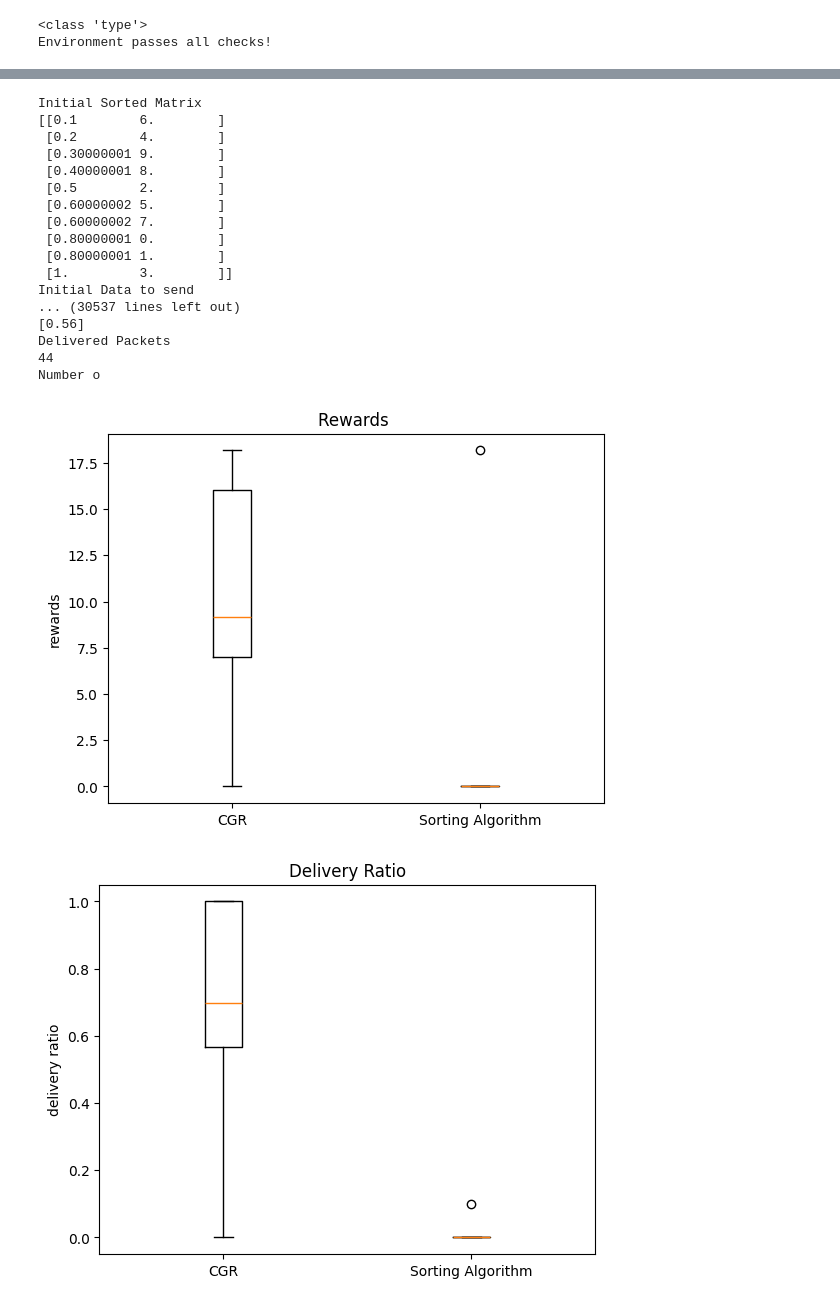
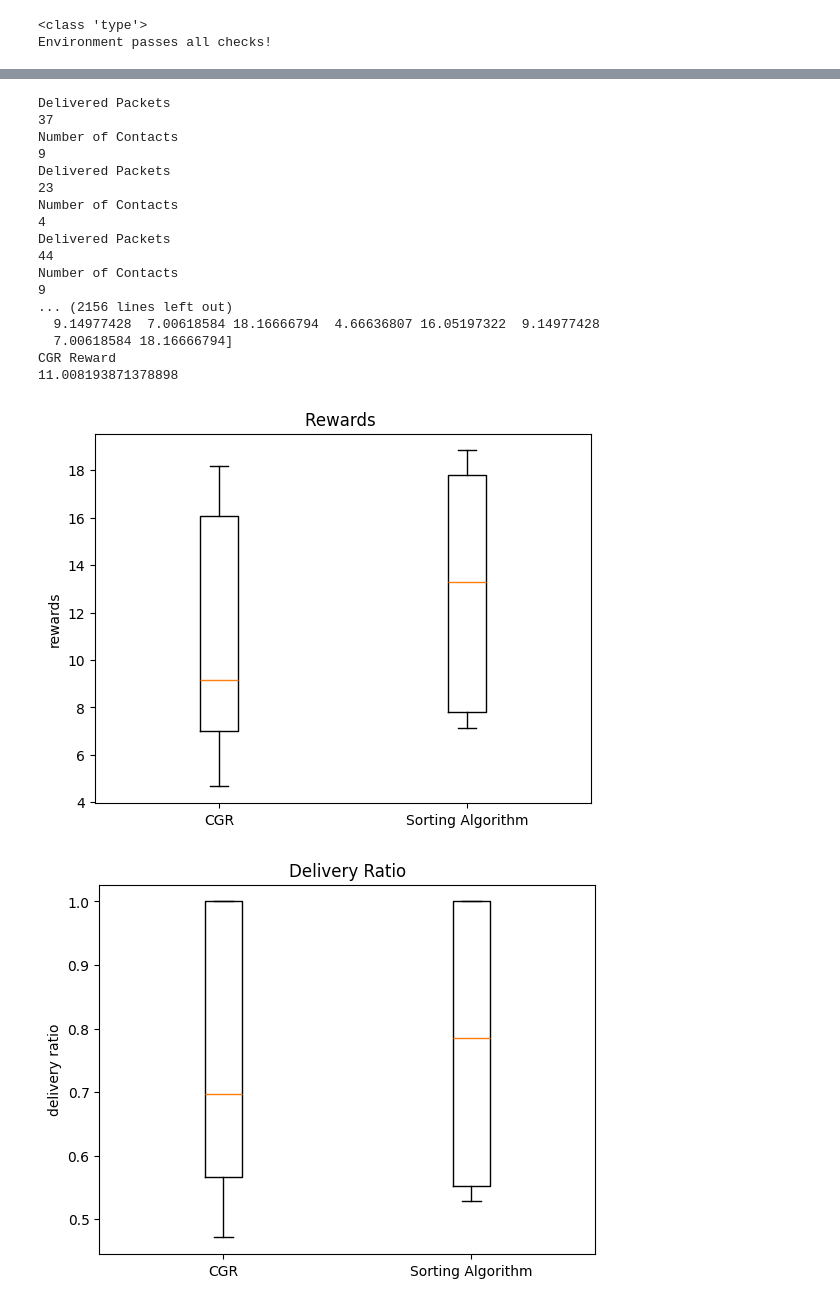
Before and after one commit to brasdorlakes/singleagent-project, a Jupyter notebook: Baseline_Functions.ipynb, the cells around one changed output, grey strips where cells are left out. Saved outputs shown, nothing was run; the diff lists cells and outputs as text; code cells hidden in the pictures.

Commit message:
"Finished major debugging for sorting algorithm baseline"

```diff
--- a/Baseline_Functions.ipynb
+++ b/Baseline_Functions.ipynb
@@ -157,4 +170,7 @@ def AdaptiveSorting(env,seed):
 # %%
 #Basic debugging tests for sorting algorithm
 total_reward,initial_data_volume,delivered_packets,number_of_contacts,excess_energy_expended=AdaptiveSorting(env,50)
+print(total_reward)
+total_reward,initial_data_volume,delivered_packets,number_of_contacts,excess_energy_expended=BaselineCGR(env,50)
+print(total_reward)
 # %% [output]
@@ -180,77 +181,83 @@ Initial Data Volume
 #graphs
 Number_of_Episodes=100
 seeds=[50,51,52,53,54]
-CGR_reward_vector=np.zeros(len(seeds)*Number_of_Episodes)
-CGR_delivery_ratio_vector=np.zeros(len(seeds)*Number_of_Episodes)
-CGR_mean_contact_energy_efficiency_vector=np.zeros(len(seeds)*Number_of_Episodes)
+CGR_reward_vector=np.zeros([len(seeds)*Number_of_Episodes,])
+CGR_delivery_ratio_vector=np.zeros([len(seeds)*Number_of_Episodes,])
+CGR_mean_contact_energy_efficiency_vector=np.zeros([len(seeds)*Number_of_Episodes,])
 vector_index=0
-for h in range(1,Number_of_Episodes):
+for h in range(0,Number_of_Episodes):
         for b in seeds:
             total_reward,initial_data_volume,delivered_packets,number_of_contacts,excess_energy_expended=BaselineCGR(env,b)
-            vector_index+=1
+
             CGR_reward_vector[vector_index]=total_reward
             CGR_delivery_ratio_vector[vector_index]=delivered_packets/(initial_data_volume*100)
             CGR_mean_contact_energy_efficiency_vector[vector_index]=delivered_packets/number_of_contacts
-
+            vector_index+=1
 #Next we must make box plots these results
 
 
 
 #Adaptive sorting Algorithm
 
-Sorting_reward_vector=np.zeros(len(seeds)*Number_of_Episodes)
-Sorting_delivery_ratio_vector=np.zeros(len(seeds)*Number_of_Episodes)
-Sorting_mean_contact_energy_efficiency_vector=np.zeros(len(seeds)*Number_of_Episodes)
+Sorting_reward_vector=np.zeros([len(seeds)*Number_of_Episodes,])
+Sorting_delivery_ratio_vector=np.zeros([len(seeds)*Number_of_Episodes,])
+Sorting_mean_contact_energy_efficiency_vector=np.zeros([len(seeds)*Number_of_Episodes,])
 vector_index=0
-for h in range(1,Number_of_Episodes):
+for h in range(0,Number_of_Episodes):
         for b in seeds:
             total_reward,initial_data_volume,delivered_packets,number_of_contacts,excess_energy_expended=AdaptiveSorting(env,b)
             Sorting_reward_vector[vector_index]=total_reward
+
             Sorting_delivery_ratio_vector[vector_index]=delivered_packets/(initial_data_volume*100)
             print("Delivered Packets")
             print(delivered_packets)
             print("Number of Contacts")
             print(number_of_contacts)
             Sorting_mean_contact_energy_efficiency_vector[vector_index]=delivered_packets/number_of_contacts
-
+            vector_index+=1
 import matplotlib.pyplot as plt
 #Reward Plot
+print("Sorting Reward")
 print(np.mean(Sorting_reward_vector))
+print(Sorting_reward_vector)
+print(CGR_reward_vector)
+print("CGR Reward")
+print(np.mean(CGR_reward_vector))
 plt.boxplot([CGR_reward_vector, Sorting_reward_vector], tick_labels=['CGR', 'Sorting Algorithm'])
 
 plt.title("Rewards ")
 plt.ylabel("rewards")
 plt.show()
 
 #Delivery Ratio Plot
 plt.boxplot([CGR_delivery_ratio_vector, Sorting_delivery_ratio_vector], tick_labels=['CGR', 'Sorting Algorithm'])
 
 plt.title("Delivery Ratio")
 plt.ylabel("delivery ratio")
 plt.show()
 #Contact Energy Efficiency Plot
 plt.boxplot([CGR_mean_contact_energy_efficiency_vector, Sorting_mean_contact_energy_efficiency_vector], tick_labels=['CGR', 'Sorting Algorithm'])
 
 plt.title("Box and Whisker Plot")
 plt.ylabel("Values")
 plt.show()
 # %% [output]
-Initial Sorted Matrix
-[[0.1        6.        ]
- [0.2        4.        ]
- [0.30000001 9.        ]
- [0.40000001 8.        ]
- [0.5        2.        ]
- [0.60000002 5.        ]
- [0.60000002 7.        ]
- [0.80000001 0.        ]
- [0.80000001 1.        ]
- [1.         3.        ]]
-Initial Data to send
-... (30537 lines left out)
-[0.56]
+Delivered Packets
+37
+Number of Contacts
+9
+Delivered Packets
+23
+Number of Contacts
+4
 Delivered Packets
 44
-Number o
+Number of Contacts
+9
+... (2156 lines left out)
+  9.14977428  7.00618584 18.16666794  4.66636807 16.05197322  9.14977428
+  7.00618584 18.16666794]
+CGR Reward
+11.008193871378898
-[figure, old version]
+[figure, new version]
-[figure, old version]
+[figure, new version]
```
Also changed, not shown: parts of 3 cells of this notebook.
